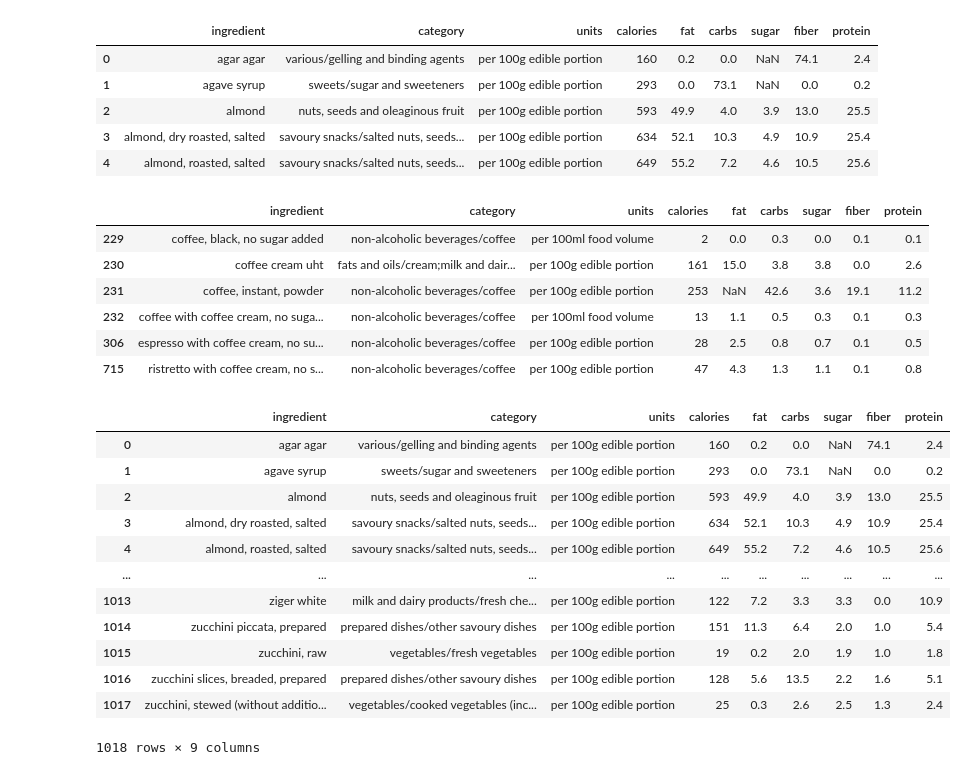
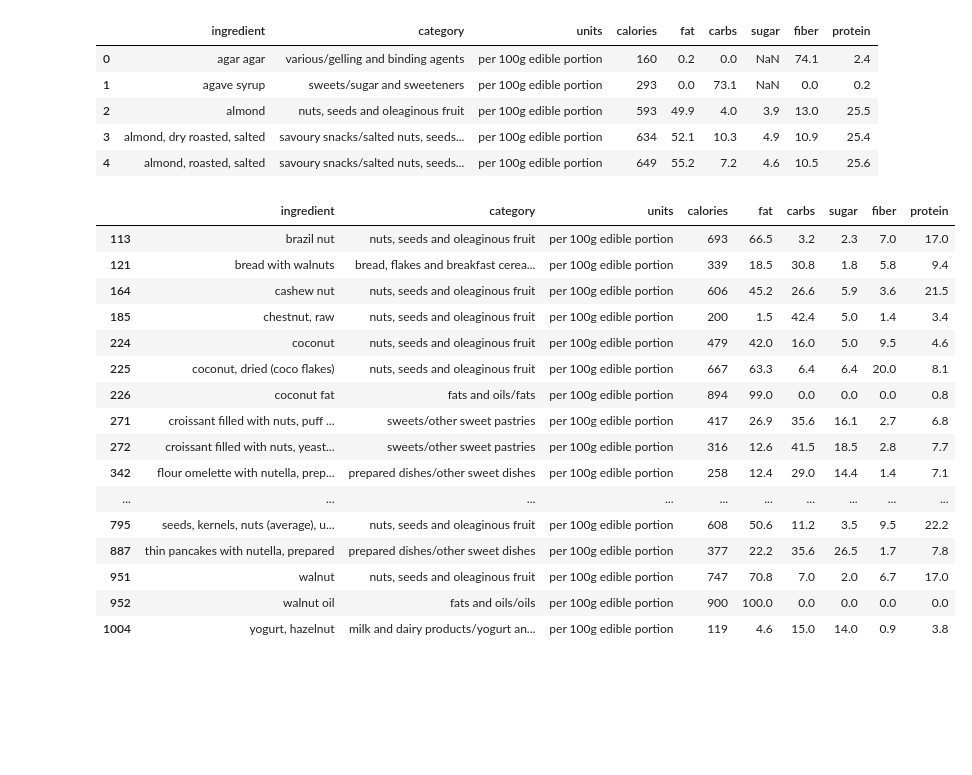
Before and after one commit to fabiangunzinger/food-tracker, a Jupyter notebook: new.ipynb, the cells around one changed output. Drawn from its saved outputs; the diff is of its cells as text; code cells hidden in the pictures; blank space fills up the shorter version.

```diff
--- a/new.ipynb
+++ b/new.ipynb
@@ -66,21 +66,31 @@ foods.head()
 # %%
 def find_item(regex, cat=False):
     if not cat:
         subset = foods.ingredient.str.contains(regex)
     else:
         subset = foods.category.str.contains(regex)
     return foods[subset]
 
 
-find_item('coffee')
+find_item('nut')
 # %% [output]
 |  | ingredient | category | units | calories | fat | carbs | sugar | fiber | protein |
-| 229 | coffee, black, no sugar added | non-alcoholic beverages/coffee | per 100ml food volume | 2 | 0.0 | 0.3 | 0.0 | 0.1 | 0.1 |
-| 230 | coffee cream uht | fats and oils/cream;milk and dair... | per 100g edible portion | 161 | 15.0 | 3.8 | 3.8 | 0.0 | 2.6 |
-| 231 | coffee, instant, powder | non-alcoholic beverages/coffee | per 100g edible portion | 253 | NaN | 42.6 | 3.6 | 19.1 | 11.2 |
-| 232 | coffee with coffee cream, no suga... | non-alcoholic beverages/coffee | per 100ml food volume | 13 | 1.1 | 0.5 | 0.3 | 0.1 | 0.3 |
-| 306 | espresso with coffee cream, no su... | non-alcoholic beverages/coffee | per 100g edible portion | 28 | 2.5 | 0.8 | 0.7 | 0.1 | 0.5 |
-| 715 | ristretto with coffee cream, no s... | non-alcoholic beverages/coffee | per 100g edible portion | 47 | 4.3 | 1.3 | 1.1 | 0.1 | 0.8 |
+| 113 | brazil nut | nuts, seeds and oleaginous fruit | per 100g edible portion | 693 | 66.5 | 3.2 | 2.3 | 7.0 | 17.0 |
+| 121 | bread with walnuts | bread, flakes and breakfast cerea... | per 100g edible portion | 339 | 18.5 | 30.8 | 1.8 | 5.8 | 9.4 |
+| 164 | cashew nut | nuts, seeds and oleaginous fruit | per 100g edible portion | 606 | 45.2 | 26.6 | 5.9 | 3.6 | 21.5 |
+| 185 | chestnut, raw | nuts, seeds and oleaginous fruit | per 100g edible portion | 200 | 1.5 | 42.4 | 5.0 | 1.4 | 3.4 |
+| 224 | coconut | nuts, seeds and oleaginous fruit | per 100g edible portion | 479 | 42.0 | 16.0 | 5.0 | 9.5 | 4.6 |
+| 225 | coconut, dried (coco flakes) | nuts, seeds and oleaginous fruit | per 100g edible portion | 667 | 63.3 | 6.4 | 6.4 | 20.0 | 8.1 |
+| 226 | coconut fat | fats and oils/fats | per 100g edible portion | 894 | 99.0 | 0.0 | 0.0 | 0.0 | 0.8 |
+| 271 | croissant filled with nuts, puff ... | sweets/other sweet pastries | per 100g edible portion | 417 | 26.9 | 35.6 | 16.1 | 2.7 | 6.8 |
+| 272 | croissant filled with nuts, yeast... | sweets/other sweet pastries | per 100g edible portion | 316 | 12.6 | 41.5 | 18.5 | 2.8 | 7.7 |
+| 342 | flour omelette with nutella, prep... | prepared dishes/other sweet dishes | per 100g edible portion | 258 | 12.4 | 29.0 | 14.4 | 1.4 | 7.1 |
+| ... | ... | ... | ... | ... | ... | ... | ... | ... | ... |
+| 795 | seeds, kernels, nuts (average), u... | nuts, seeds and oleaginous fruit | per 100g edible portion | 608 | 50.6 | 11.2 | 3.5 | 9.5 | 22.2 |
+| 887 | thin pancakes with nutella, prepared | prepared dishes/other sweet dishes | per 100g edible portion | 377 | 22.2 | 35.6 | 26.5 | 1.7 | 7.8 |
+| 951 | walnut | nuts, seeds and oleaginous fruit | per 100g edible portion | 747 | 70.8 | 7.0 | 2.0 | 6.7 | 17.0 |
+| 952 | walnut oil | fats and oils/oils | per 100g edible portion | 900 | 100.0 | 0.0 | 0.0 | 0.0 | 0.0 |
+| 1004 | yogurt, hazelnut | milk and dairy products/yogurt an... | per 100g edible portion | 119 | 4.6 | 15.0 | 14.0 | 0.9 | 3.8 |
 # %%
 meals = {
 
@@ -106,20 +131,4 @@ meals = {
 }
-# %%
-foods
-# %% [output]
-|  | ingredient | category | units | calories | fat | carbs | sugar | fiber | protein |
-| 0 | agar agar | various/gelling and binding agents | per 100g edible portion | 160 | 0.2 | 0.0 | NaN | 74.1 | 2.4 |
-| 1 | agave syrup | sweets/sugar and sweeteners | per 100g edible portion | 293 | 0.0 | 73.1 | NaN | 0.0 | 0.2 |
-| 2 | almond | nuts, seeds and oleaginous fruit | per 100g edible portion | 593 | 49.9 | 4.0 | 3.9 | 13.0 | 25.5 |
-| 3 | almond, dry roasted, salted | savoury snacks/salted nuts, seeds... | per 100g edible portion | 634 | 52.1 | 10.3 | 4.9 | 10.9 | 25.4 |
-| 4 | almond, roasted, salted | savoury snacks/salted nuts, seeds... | per 100g edible portion | 649 | 55.2 | 7.2 | 4.6 | 10.5 | 25.6 |
-| ... | ... | ... | ... | ... | ... | ... | ... | ... | ... |
-| 1013 | ziger white | milk and dairy products/fresh che... | per 100g edible portion | 122 | 7.2 | 3.3 | 3.3 | 0.0 | 10.9 |
-| 1014 | zucchini piccata, prepared | prepared dishes/other savoury dishes | per 100g edible portion | 151 | 11.3 | 6.4 | 2.0 | 1.0 | 5.4 |
-| 1015 | zucchini, raw | vegetables/fresh vegetables | per 100g edible portion | 19 | 0.2 | 2.0 | 1.9 | 1.0 | 1.8 |
-| 1016 | zucchini slices, breaded, prepared | prepared dishes/other savoury dishes | per 100g edible portion | 128 | 5.6 | 13.5 | 2.2 | 1.6 | 5.1 |
-| 1017 | zucchini, stewed (without additio... | vegetables/cooked vegetables (inc... | per 100g edible portion | 25 | 0.3 | 2.6 | 2.5 | 1.3 | 2.4 |
-1018 rows × 9 columns
 # %%
 def get_meal_data(meal):
 
```
Also changed, not shown: parts of 5 cells of this notebook, 1 other file.
